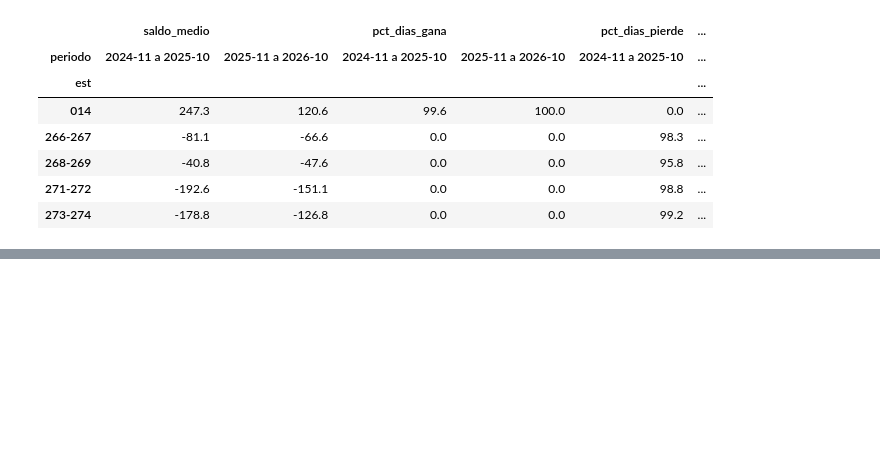
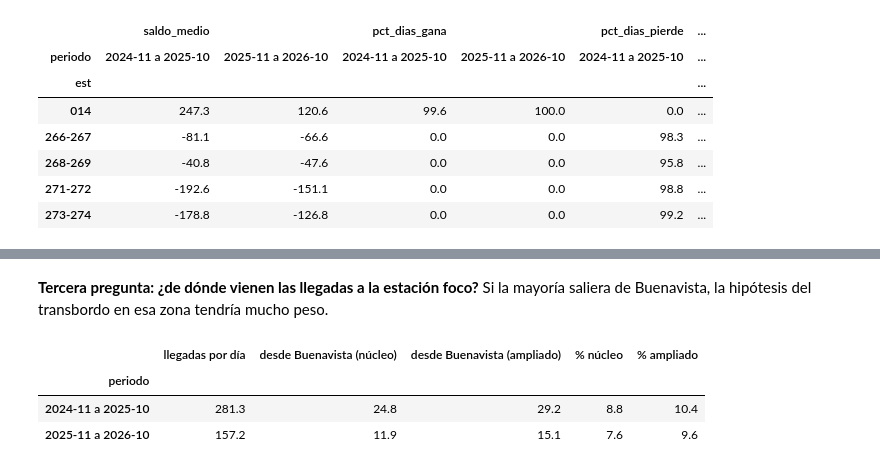
Before and after one commit to jcarlosmhmx/ecobici-ciencia-de-datos, a Jupyter notebook: notebooks/03_analisis.ipynb, the cells around one changed output, grey strips where cells are left out. Saved outputs shown, nothing was run; the diff lists cells and outputs as text; code cells hidden in the pictures; blank space fills up the shorter version.

```diff
--- a/notebooks/03_analisis.ipynb
+++ b/notebooks/03_analisis.ipynb
@@ -239,0 +301,22 @@ clave_all.pivot(index="est", columns="periodo", values=["saldo_medio", "pct_dias
+# %% [markdown]
+**Tercera pregunta: ¿de dónde vienen las llegadas a la estación foco?** Si la mayoría saliera de Buenavista, la hipótesis del transbordo en esa zona tendría mucho peso.
+# %%
+org = pd.read_parquet(config.GOLD / "origenes_llegadas_foco.parquet")
+org = org[org["destino"] == foco_cod]
+
+def desde(lista):
+    return org[org["origen"].isin(lista)].groupby("periodo")["viajes_por_dia"].sum()
+
+origen = pd.DataFrame({
+    "llegadas por día": org.groupby("periodo")["viajes_por_dia"].sum(),
+    "desde Buenavista (núcleo)": desde(a["origenes_buenavista"]),
+    "desde Buenavista (ampliado)": desde(a["origenes_buenavista_ampliado"]),
+})
+origen["% núcleo"] = (100 * origen["desde Buenavista (núcleo)"] / origen["llegadas por día"]).round(1)
+origen["% ampliado"] = (100 * origen["desde Buenavista (ampliado)"] / origen["llegadas por día"]).round(1)
+origen.round(1)
+# %% [output]
+|  | llegadas por día | desde Buenavista (núcleo) | desde Buenavista (ampliado) | % núcleo | % ampliado |
+| periodo |  |  |  |  |  |
+| 2024-11 a 2025-10 | 281.3 | 24.8 | 29.2 | 8.8 | 10.4 |
+| 2025-11 a 2026-10 | 157.2 | 11.9 | 15.1 | 7.6 | 9.6 |
```
Also changed, not shown: parts of 11 cells of this notebook, 9 other files.
